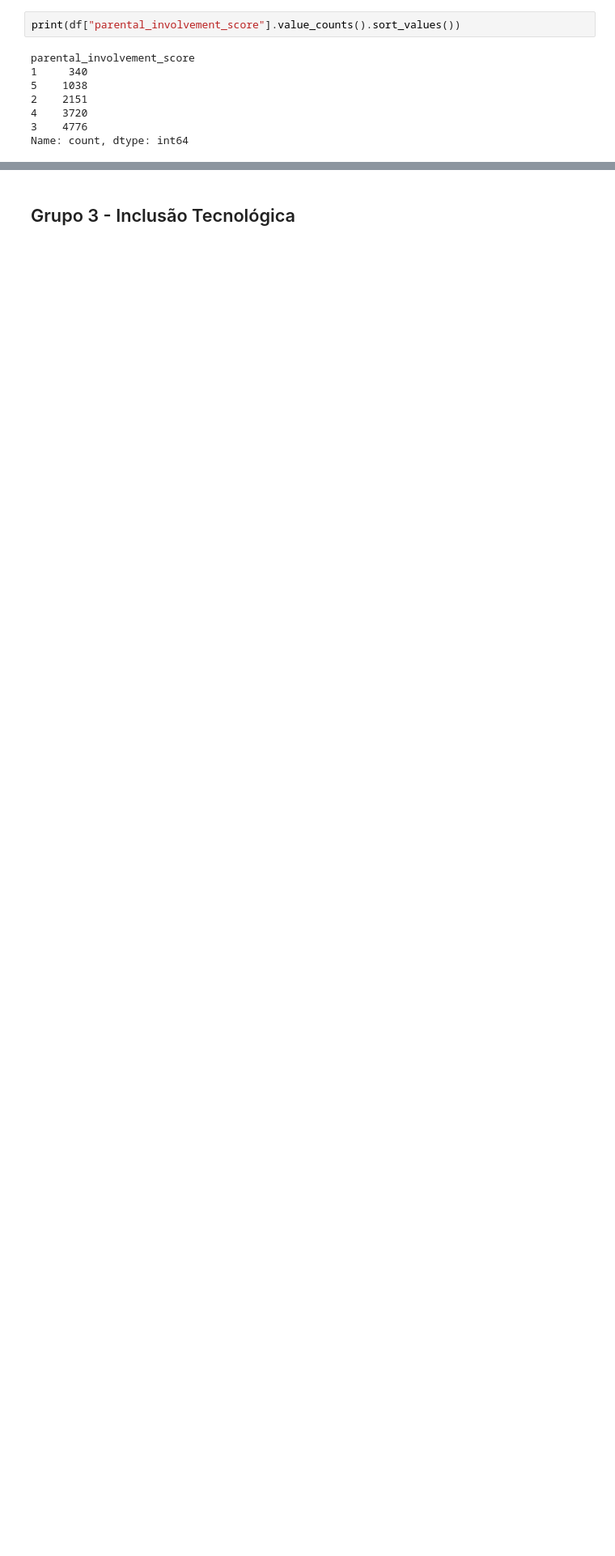
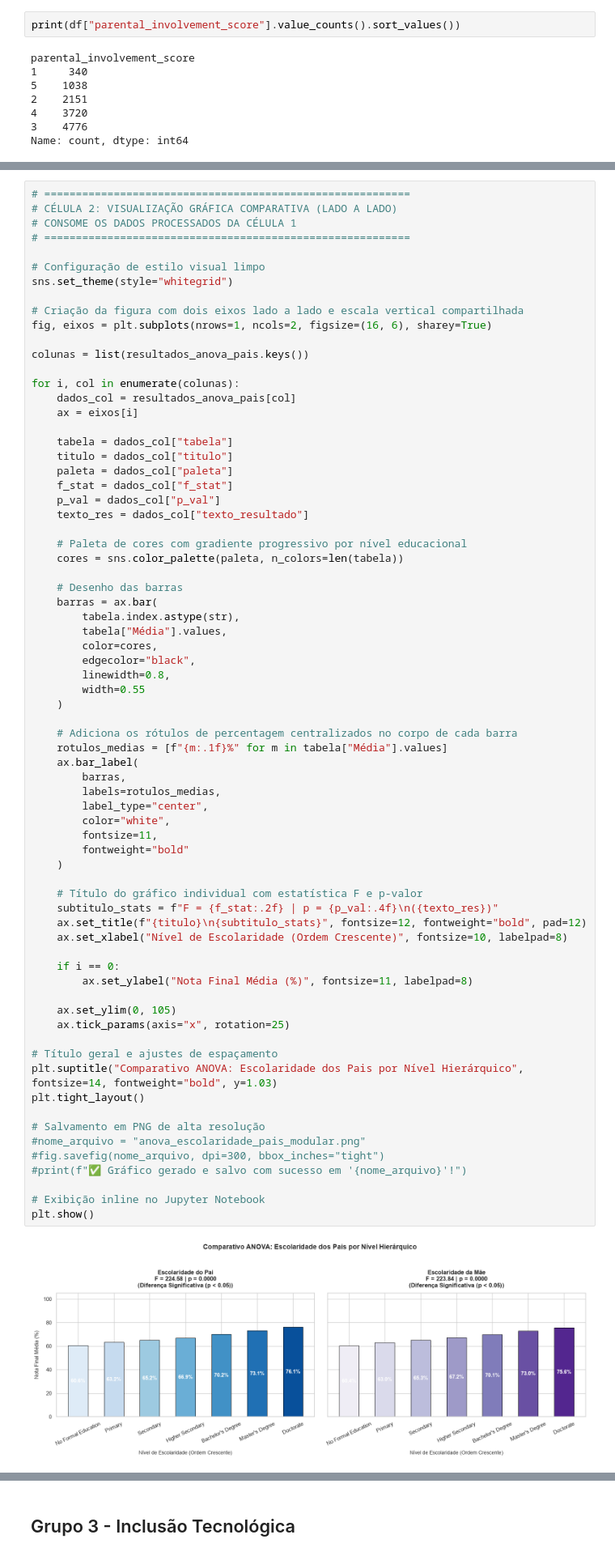
Before and after one commit to freitasamanda/data_science_mba, a Jupyter notebook: kaggle_projects/students_grade_database/student_grade_prediction.ipynb, the cells around one changed output, grey strips where cells are left out. Shown at 81% size. Saved outputs shown, nothing was run; the diff lists cells and outputs as text; blank space fills up the shorter version.

```diff
--- a/kaggle_projects/students_grade_database/student_grade_prediction.ipynb
+++ b/kaggle_projects/students_grade_database/student_grade_prediction.ipynb
@@ -1231,0 +1456,73 @@ plt.show()
+# %%
+# ==========================================================
+# CÉLULA 2: VISUALIZAÇÃO GRÁFICA COMPARATIVA (LADO A LADO)
+# CONSOME OS DADOS PROCESSADOS DA CÉLULA 1
+# ==========================================================
+
+# Configuração de estilo visual limpo
+sns.set_theme(style="whitegrid")
+
+# Criação da figura com dois eixos lado a lado e escala vertical compartilhada
+fig, eixos = plt.subplots(nrows=1, ncols=2, figsize=(16, 6), sharey=True)
+
+colunas = list(resultados_anova_pais.keys())
+
+for i, col in enumerate(colunas):
+    dados_col = resultados_anova_pais[col]
+    ax = eixos[i]
+
+    tabela = dados_col["tabela"]
+    titulo = dados_col["titulo"]
+    paleta = dados_col["paleta"]
+    f_stat = dados_col["f_stat"]
+    p_val = dados_col["p_val"]
+    texto_res = dados_col["texto_resultado"]
+
+    # Paleta de cores com gradiente progressivo por nível educacional
+    cores = sns.color_palette(paleta, n_colors=len(tabela))
+
+    # Desenho das barras
+    barras = ax.bar(
+        tabela.index.astype(str),
+        tabela["Média"].values,
+        color=cores,
+        edgecolor="black",
+        linewidth=0.8,
+        width=0.55
+    )
+
+    # Adiciona os rótulos de percentagem centralizados no corpo de cada barra
+    rotulos_medias = [f"{m:.1f}%" for m in tabela["Média"].values]
+    ax.bar_label(
+        barras,
+        labels=rotulos_medias,
+        label_type="center",
+        color="white",
+        fontsize=11,
+        fontweight="bold"
+    )
+
+    # Título do gráfico individual com estatística F e p-valor
+    subtitulo_stats = f"F = {f_stat:.2f} | p = {p_val:.4f}\n({texto_res})"
+    ax.set_title(f"{titulo}\n{subtitulo_stats}", fontsize=12, fontweight="bold", pad=12)
+    ax.set_xlabel("Nível de Escolaridade (Ordem Crescente)", fontsize=10, labelpad=8)
+
+    if i == 0:
+        ax.set_ylabel("Nota Final Média (%)", fontsize=11, labelpad=8)
+
+    ax.set_ylim(0, 105)
+    ax.tick_params(axis="x", rotation=25)
+
+# Título geral e ajustes de espaçamento
+plt.suptitle("Comparativo ANOVA: Escolaridade dos Pais por Nível Hierárquico", fontsize=14, fontweight="bold", y=1.03)
+plt.tight_layout()
+
+# Salvamento em PNG de alta resolução
+#nome_arquivo = "anova_escolaridade_pais_modular.png"
+#fig.savefig(nome_arquivo, dpi=300, bbox_inches="tight")
+#print(f"✅ Gráfico gerado e salvo com sucesso em '{nome_arquivo}'!")
+
+# Exibição inline no Jupyter Notebook
+plt.show()
+# %% [output]
+[figure, added]
```
Also changed, not shown: parts of 42 cells of this notebook.
